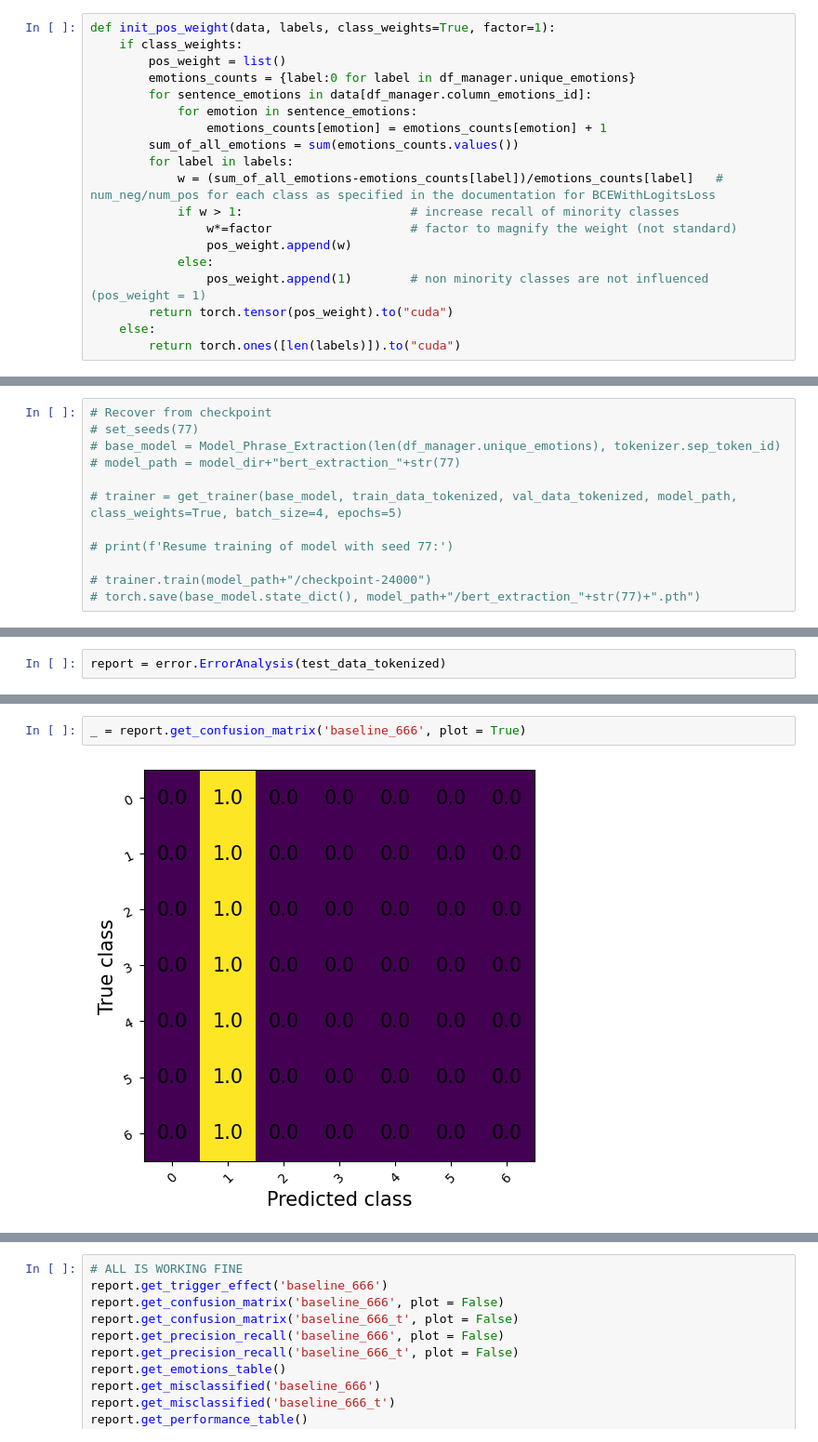
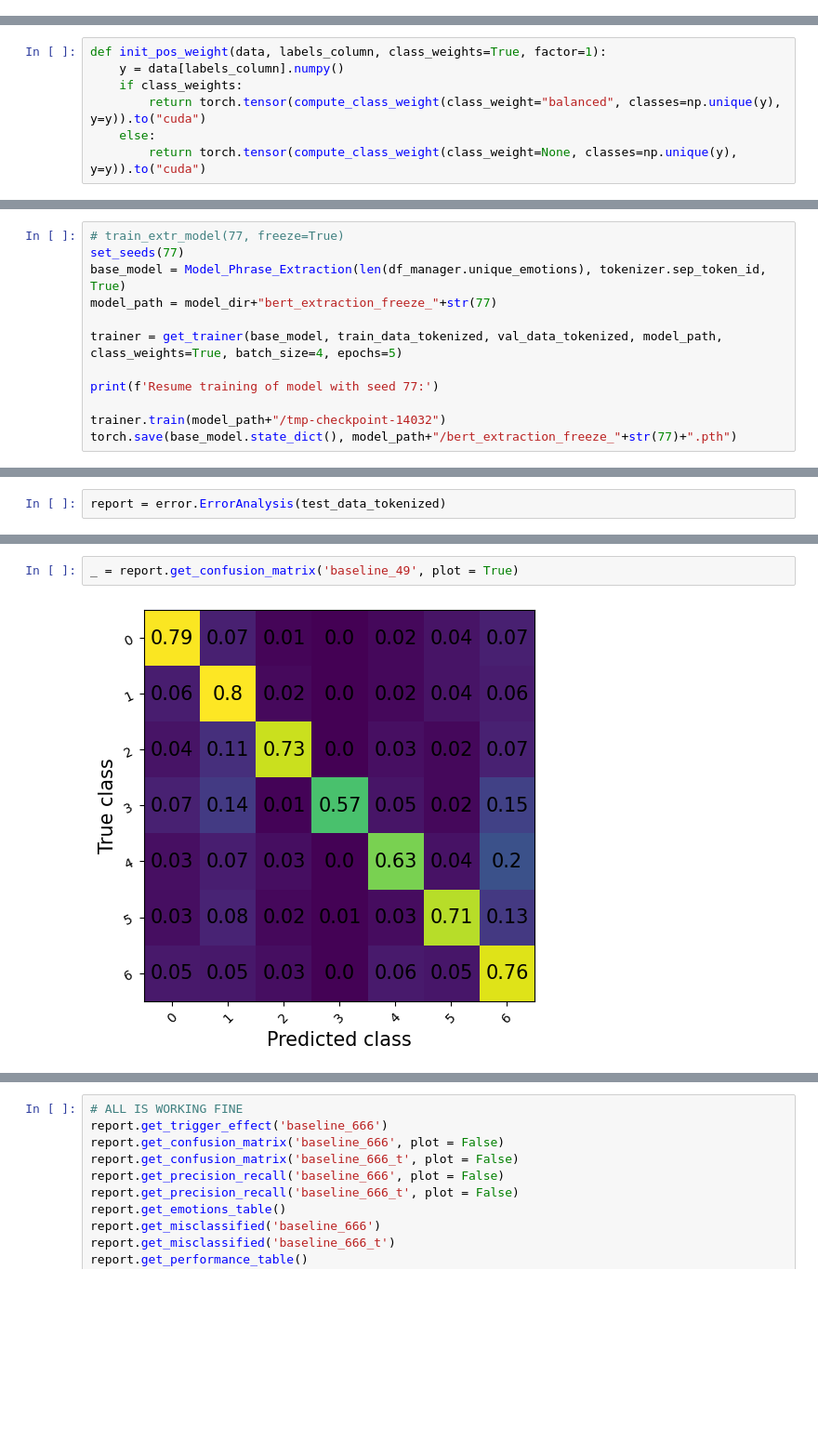
Before and after one commit to PanzaResce/ediref, a Jupyter notebook: project.ipynb, the cells around one changed output, grey strips where cells are left out. Shown at 93% size. Cells and saved outputs as stored; diff of their text form; blank space fills up the shorter version.

Commit message:
Fixed notebooks
The project notebook now contains most of the training done

```diff
--- a/project.ipynb
+++ b/project.ipynb
@@ -112,20 +114 @@ seed_table
-# %%
-def init_pos_weight(data, labels, class_weights=True, factor=1):
-    if class_weights:
-        pos_weight = list()
-        emotions_counts = {label:0 for label in df_manager.unique_emotions}
-        for sentence_emotions in data[df_manager.column_emotions_id]:
-            for emotion in sentence_emotions:
-                emotions_counts[emotion] = emotions_counts[emotion] + 1
-        sum_of_all_emotions = sum(emotions_counts.values())
-        for label in labels:
-            w = (sum_of_all_emotions-emotions_counts[label])/emotions_counts[label]   # num_neg/num_pos for each class as specified in the documentation for BCEWithLogitsLoss
-            if w > 1:                       # increase recall of minority classes
-                w*=factor                   # factor to magnify the weight (not standard)
-                pos_weight.append(w)
-            else:
-                pos_weight.append(1)        # non minority classes are not influenced (pos_weight = 1)
-        return torch.tensor(pos_weight).to("cuda")
-    else:
-        return torch.ones([len(labels)]).to("cuda")
 # %%
@@ -145,4 +129,11 @@ def try_model_Concatenation(batch_start, batch_end):
 # print(outputs_text['emotion_logits'].shape)
 # print(outputs_text['trigger_logits'].shape)
+# %%
+def init_pos_weight(data, labels_column, class_weights=True, factor=1):
+    y = data[labels_column].numpy()
+    if class_weights:
+        return torch.tensor(compute_class_weight(class_weight="balanced", classes=np.unique(y), y=y)).to("cuda")
+    else:
+        return torch.tensor(compute_class_weight(class_weight=None, classes=np.unique(y), y=y)).to("cuda")
 # %%
 class MultiLabelTrainer(Trainer):
@@ -257,12 +1151,12 @@ def train_extr_model(seed, freeze=False):
 # %%
-# Recover from checkpoint
-# set_seeds(77)
-# base_model = Model_Phrase_Extraction(len(df_manager.unique_emotions), tokenizer.sep_token_id)
-# model_path = model_dir+"bert_extraction_"+str(77)
+# train_extr_model(77, freeze=True)
+set_seeds(77)
+base_model = Model_Phrase_Extraction(len(df_manager.unique_emotions), tokenizer.sep_token_id, True)
+model_path = model_dir+"bert_extraction_freeze_"+str(77)
 
-# trainer = get_trainer(base_model, train_data_tokenized, val_data_tokenized, model_path, class_weights=True, batch_size=4, epochs=5)
+trainer = get_trainer(base_model, train_data_tokenized, val_data_tokenized, model_path, class_weights=True, batch_size=4, epochs=5)
 
-# print(f'Resume training of model with seed 77:')
+print(f'Resume training of model with seed 77:')
 
-# trainer.train(model_path+"/checkpoint-24000")
-# torch.save(base_model.state_dict(), model_path+"/bert_extraction_"+str(77)+".pth")
+trainer.train(model_path+"/tmp-checkpoint-14032")
+torch.save(base_model.state_dict(), model_path+"/bert_extraction_freeze_"+str(77)+".pth")
@@ -284,8 +1227,8 @@ torch.Size([315, 7]) torch.Size([315, 1])
 'Successfullty added model!'
 # %%
-_ = report.get_confusion_matrix('baseline_666', plot = True)
+_ = report.get_confusion_matrix('baseline_49', plot = True)
 # %% [output]
-[figure, old version]
+[figure, new version]
 # %%
 table = report.get_performance_table(metrics = ['accuracy','f1_macro','f1_micro','f1_weighted'])
 report_df = pd.DataFrame(table.values())
```
Also changed, not shown: parts of 40 cells of this notebook, 3 other files.
